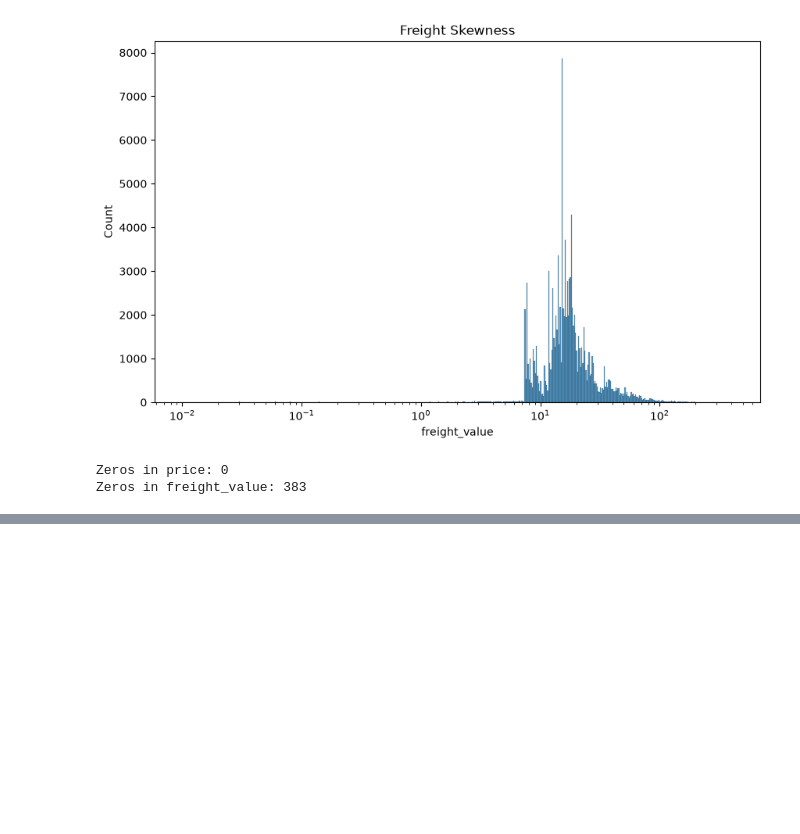
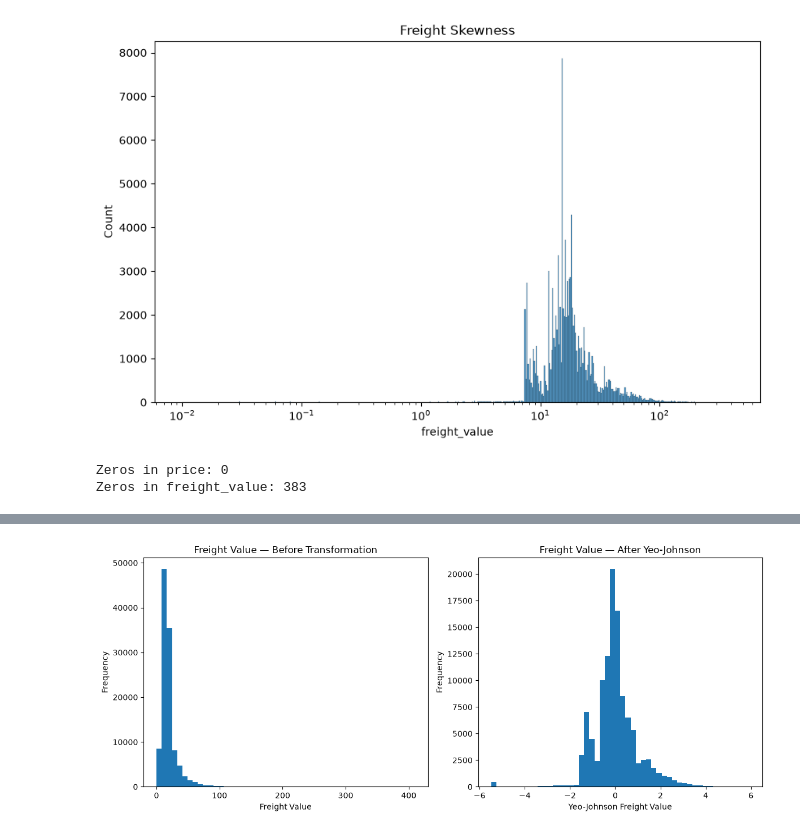
Before and after one commit to ProsellaAnalyst/Feature-Distribution-and-Skewness-Analysis, a Jupyter notebook: olist_descriptive_statistics_skewness.ipynb, the cells around one changed output, grey strips where cells are left out. Saved outputs shown, nothing was run; the diff lists cells and outputs as text; code cells hidden in the pictures; blank space fills up the shorter version.

```diff
--- a/olist_descriptive_statistics_skewness.ipynb
+++ b/olist_descriptive_statistics_skewness.ipynb
@@ -175,0 +218,20 @@ ModuleNotFoundError: No module named 'sklearn'
+# %%
+# Freight value
+plt.figure(figsize=(12, 5))
+
+plt.subplot(1, 2, 1)
+plt.hist(data["freight_value"], bins=50)
+plt.title("Freight Value — Before Transformation")
+plt.xlabel("Freight Value")
+plt.ylabel("Frequency")
+
+plt.subplot(1, 2, 2)
+plt.hist(transformed_data["freight_value_yeo"], bins=50)
+plt.title("Freight Value — After Yeo-Johnson")
+plt.xlabel("Yeo-Johnson Freight Value")
+plt.ylabel("Frequency")
+
+plt.tight_layout()
+plt.show()
+# %% [output]
+[figure, added]
```
Also changed, not shown: parts of 5 cells of this notebook.
